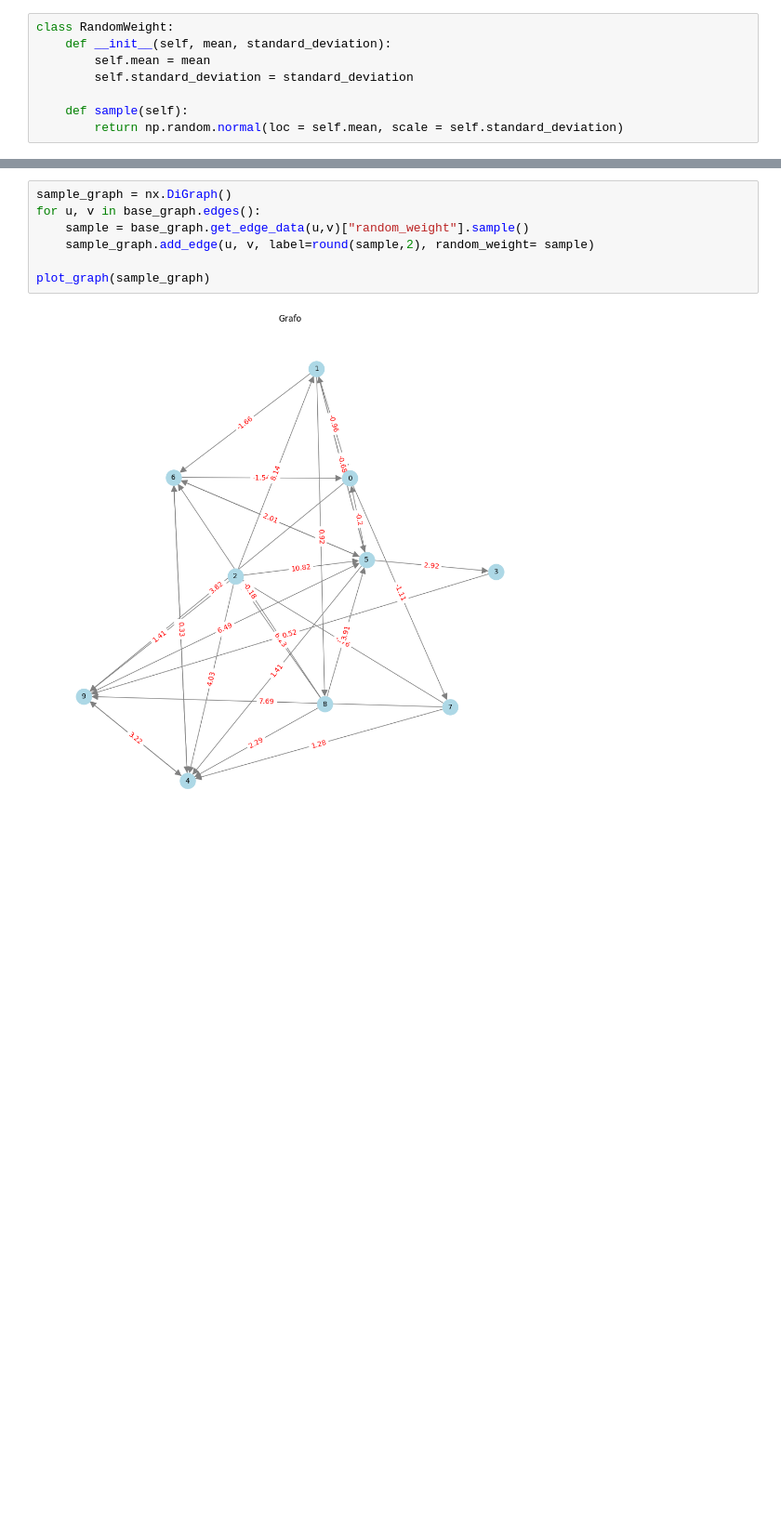
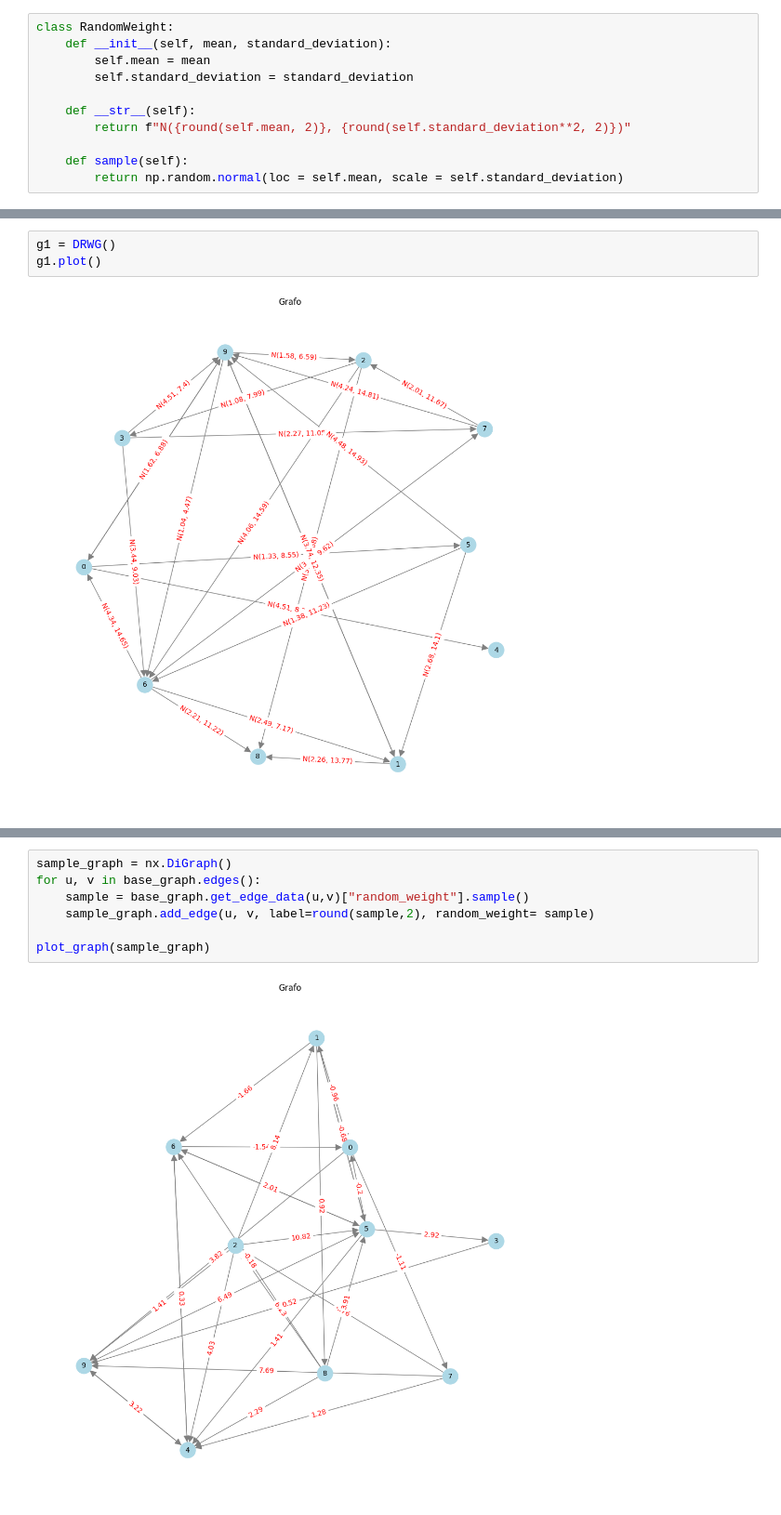
Before and after one commit to Mark55X/LearningFromNetworksProject, a Jupyter notebook: code/notebooks/project.ipynb, the cells around one changed output, grey strips where cells are left out. Shown: that part at 93% size. Cells and saved outputs as stored; diff of their text form; blank space fills up the shorter version.

```diff
--- a/code/notebooks/project.ipynb
+++ b/code/notebooks/project.ipynb
@@ -11,5 +16,8 @@ class RandomWeight:
         self.mean = mean
         self.standard_deviation = standard_deviation
 
+    def __str__(self):
+        return f"N({round(self.mean, 2)}, {round(self.standard_deviation**2, 2)})"
+
     def sample(self):
         return np.random.normal(loc = self.mean, scale = self.standard_deviation)
@@ -31 +68,6 @@ def plot_graph(graph):
+# %%
+g1 = DRWG()
+g1.plot()
+# %% [output]
+[figure, added]
 # %%
```
Also changed, not shown: parts of 7 cells of this notebook, 3 other files.
